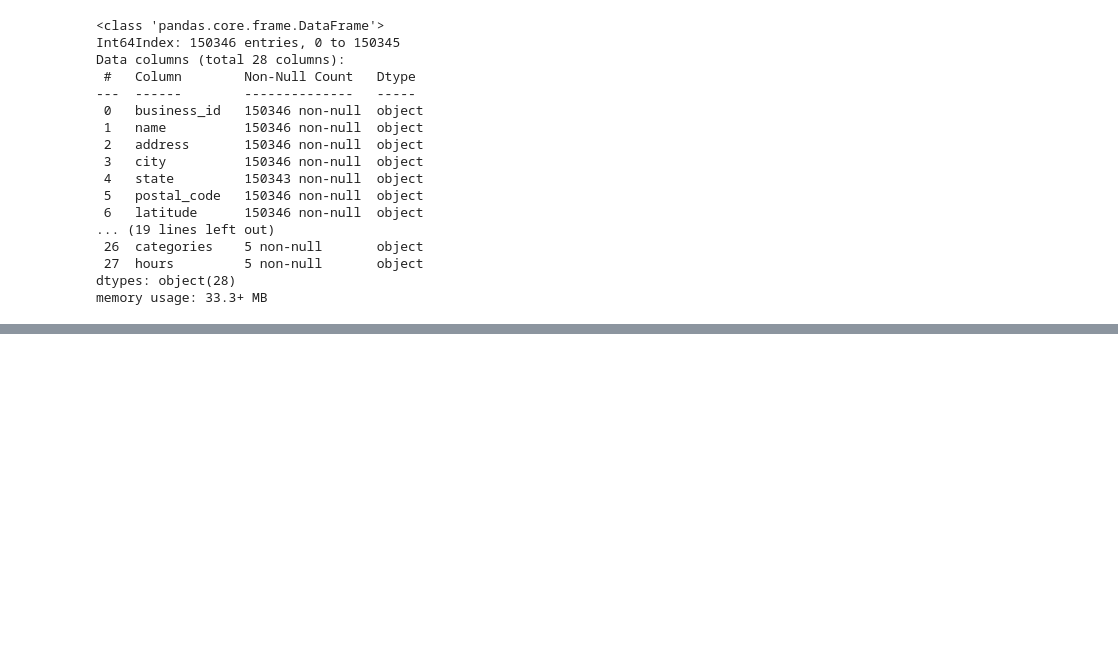
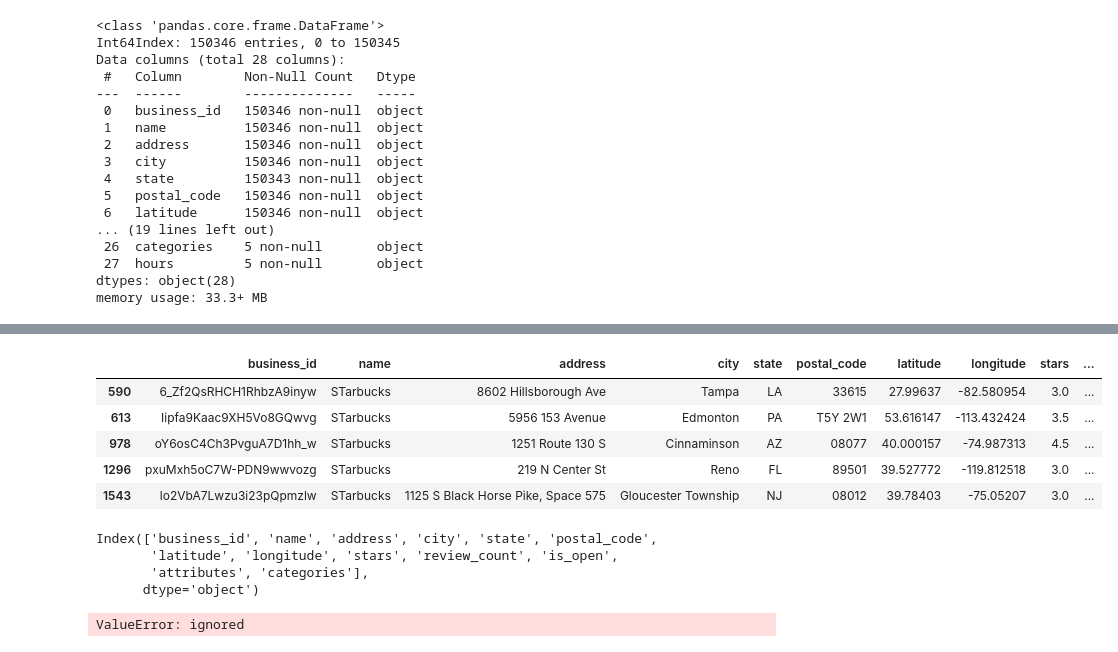
Before and after one commit to Datalogia/PG_12, a Jupyter notebook: Etl_bussines.ipynb, the cells around one changed output, grey strips where cells are left out. Saved outputs shown, nothing was run; the diff lists cells and outputs as text; code cells hidden in the pictures; blank space fills up the shorter version.

```diff
--- a/Etl_bussines.ipynb
+++ b/Etl_bussines.ipynb
@@ -73,0 +140,17 @@ memory usage: 33.3+ MB
+# %%
+copia=rec.iloc[:,14:27].copy()
+copia
+# %% [output]
+|  | business_id | name | address | city | state | postal_code | latitude | longitude | stars | ... |
+| 590 | 6_Zf2QsRHCH1RhbzA9inyw | STarbucks | 8602 Hillsborough Ave | Tampa | LA | 33615 | 27.99637 | -82.580954 | 3.0 | ... |
+| 613 | Iipfa9Kaac9XH5Vo8GQwvg | STarbucks | 5956 153 Avenue | Edmonton | PA | T5Y 2W1 | 53.616147 | -113.432424 | 3.5 | ... |
+| 978 | oY6osC4Ch3PvguA7D1hh_w | STarbucks | 1251 Route 130 S | Cinnaminson | AZ | 08077 | 40.000157 | -74.987313 | 4.5 | ... |
+| 1296 | pxuMxh5oC7W-PDN9wwvozg | STarbucks | 219 N Center St | Reno | FL | 89501 | 39.527772 | -119.812518 | 3.0 | ... |
+| 1543 | lo2VbA7Lwzu3i23pQpmzlw | STarbucks | 1125 S Black Horse Pike, Space 575 | Gloucester Township | NJ | 08012 | 39.78403 | -75.05207 | 3.0 | ... |
+# %%
+df.columns[14:27]
+# %% [output]
+Index(['business_id', 'name', 'address', 'city', 'state', 'postal_code',
+       'latitude', 'longitude', 'stars', 'review_count', 'is_open',
+       'attributes', 'categories'],
+      dtype='object')
@@ -73,0 +159,7 @@ memory usage: 33.3+ MB
+# %%
+#df = df.drop(df.columns[[14, 23]], axis='columns',inplace=True)
+#df2.drop(df2.columns[[14,23]], axis='columns',inplace=True)
+#df2.drop(df2.columns[14], axis=1,inplace=True)
+print(df3[df3['state']=='NJ'])
+# %% [output]
+ValueError: ignored
```
Also changed, not shown: parts of 11 cells of this notebook.
